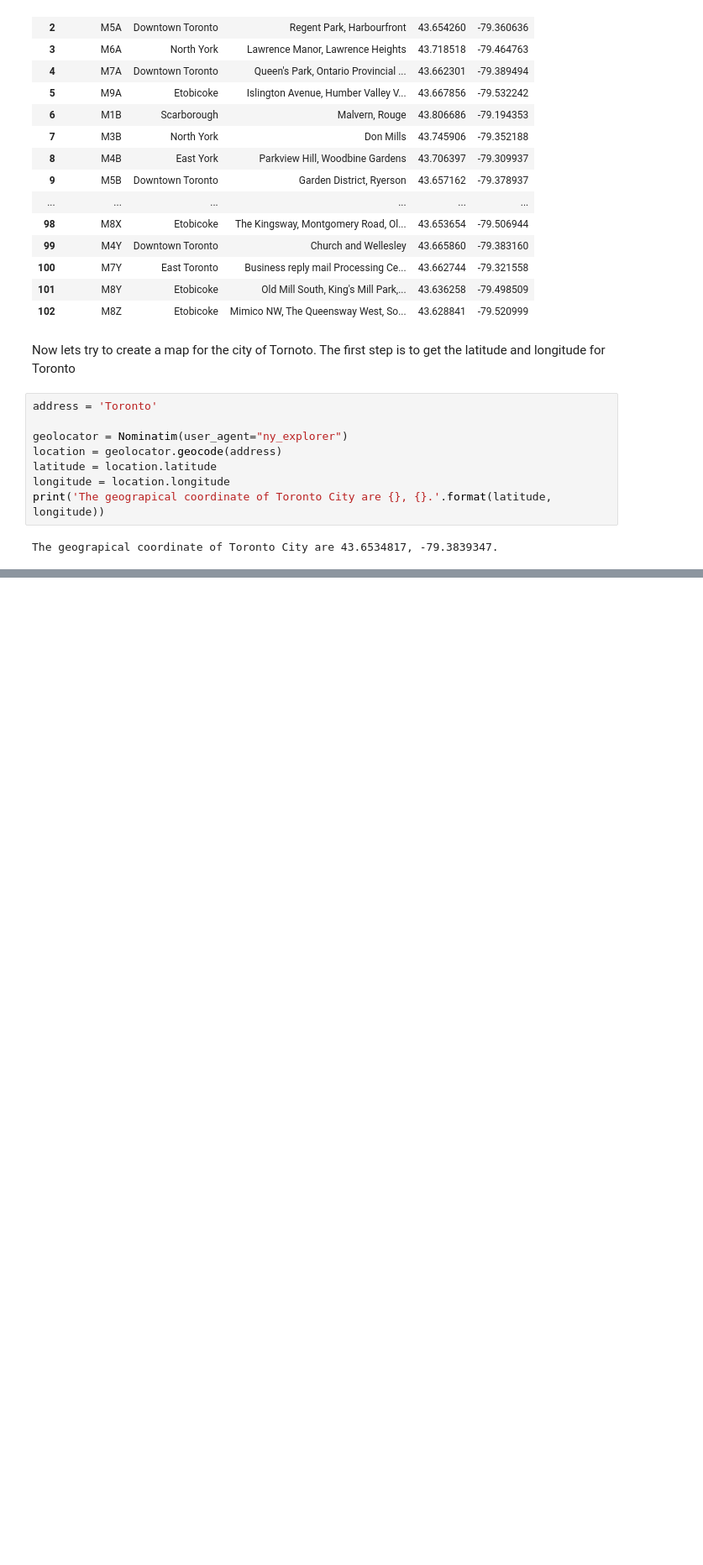
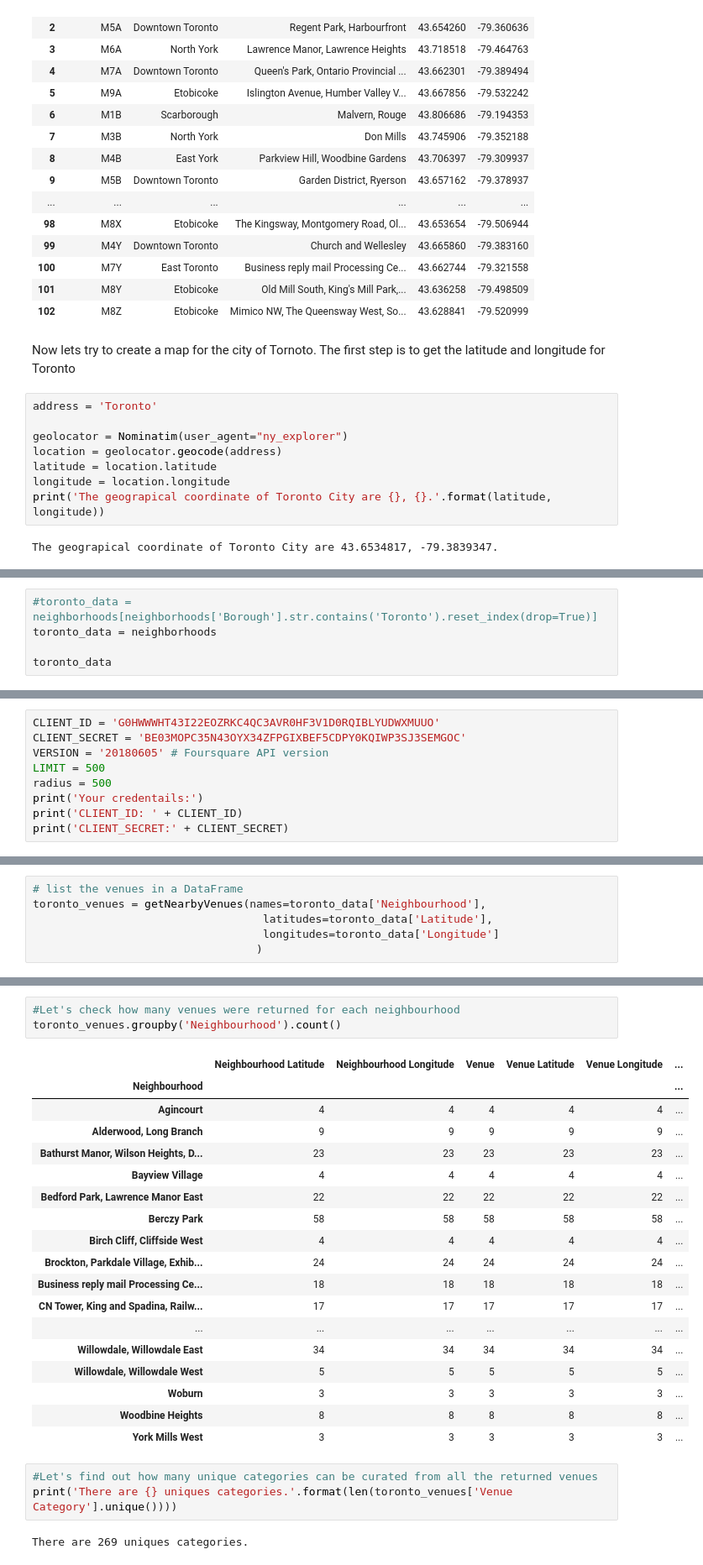
Before and after one commit to asLashin/Coursera_Capstone, a Jupyter notebook: Capstone Project: opening a New CoffeeShop Chain C.ipynb, the cells around one changed output, grey strips where cells are left out. Shown at 84% size. Cells and saved outputs as stored; diff of their text form; blank space fills up the shorter version.

```diff
--- a/Capstone Project: opening a New CoffeeShop Chain C.ipynb
+++ b/Capstone Project: opening a New CoffeeShop Chain C.ipynb
@@ -186,0 +189,5 @@ map_toronto
+# %%
+#toronto_data = neighborhoods[neighborhoods['Borough'].str.contains('Toronto').reset_index(drop=True)]
+toronto_data = neighborhoods
+
+toronto_data
@@ -186,0 +214,9 @@ map_toronto
+# %%
+CLIENT_ID = 'G0HWWWHT43I22EOZRKC4QC3AVR0HF3V1D0RQIBLYUDWXMUUO'
+CLIENT_SECRET = 'BE03MOPC35N43OYX34ZFPGIXBEF5CDPY0KQIWP3SJ3SEMGOC'
+VERSION = '20180605' # Foursquare API version
+LIMIT = 500
+radius = 500
+print('Your credentails:')
+print('CLIENT_ID: ' + CLIENT_ID)
+print('CLIENT_SECRET:' + CLIENT_SECRET)
@@ -186,0 +269,6 @@ map_toronto
+# %%
+# list the venues in a DataFrame
+toronto_venues = getNearbyVenues(names=toronto_data['Neighbourhood'],
+                                   latitudes=toronto_data['Latitude'],
+                                   longitudes=toronto_data['Longitude']
+                                  )
@@ -186,0 +318,27 @@ map_toronto
+# %%
+#Let's check how many venues were returned for each neighbourhood
+toronto_venues.groupby('Neighbourhood').count()
+# %% [output]
+|  | Neighbourhood Latitude | Neighbourhood Longitude | Venue | Venue Latitude | Venue Longitude | ... |
+| Neighbourhood |  |  |  |  |  | ... |
+| Agincourt | 4 | 4 | 4 | 4 | 4 | ... |
+| Alderwood, Long Branch | 9 | 9 | 9 | 9 | 9 | ... |
+| Bathurst Manor, Wilson Heights, D... | 23 | 23 | 23 | 23 | 23 | ... |
+| Bayview Village | 4 | 4 | 4 | 4 | 4 | ... |
+| Bedford Park, Lawrence Manor East | 22 | 22 | 22 | 22 | 22 | ... |
+| Berczy Park | 58 | 58 | 58 | 58 | 58 | ... |
+| Birch Cliff, Cliffside West | 4 | 4 | 4 | 4 | 4 | ... |
+| Brockton, Parkdale Village, Exhib... | 24 | 24 | 24 | 24 | 24 | ... |
+| Business reply mail Processing Ce... | 18 | 18 | 18 | 18 | 18 | ... |
+| CN Tower, King and Spadina, Railw... | 17 | 17 | 17 | 17 | 17 | ... |
+| ... | ... | ... | ... | ... | ... | ... |
+| Willowdale, Willowdale East | 34 | 34 | 34 | 34 | 34 | ... |
+| Willowdale, Willowdale West | 5 | 5 | 5 | 5 | 5 | ... |
+| Woburn | 3 | 3 | 3 | 3 | 3 | ... |
+| Woodbine Heights | 8 | 8 | 8 | 8 | 8 | ... |
+| York Mills West | 3 | 3 | 3 | 3 | 3 | ... |
+# %%
+#Let's find out how many unique categories can be curated from all the returned venues
+print('There are {} uniques categories.'.format(len(toronto_venues['Venue Category'].unique())))
+# %% [output]
+There are 269 uniques categories.
```
Also changed, not shown: parts of 7 cells of this notebook.
